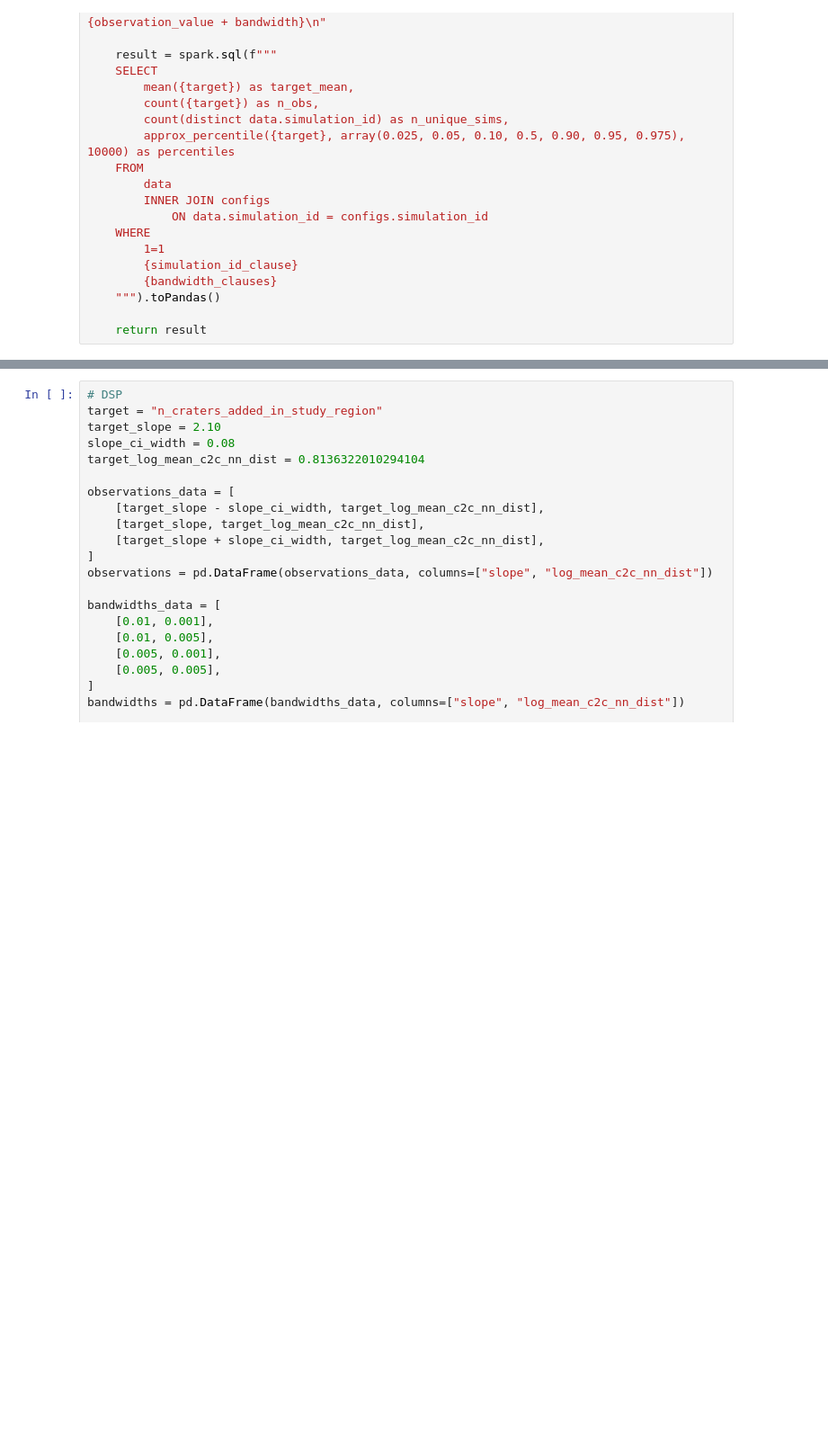
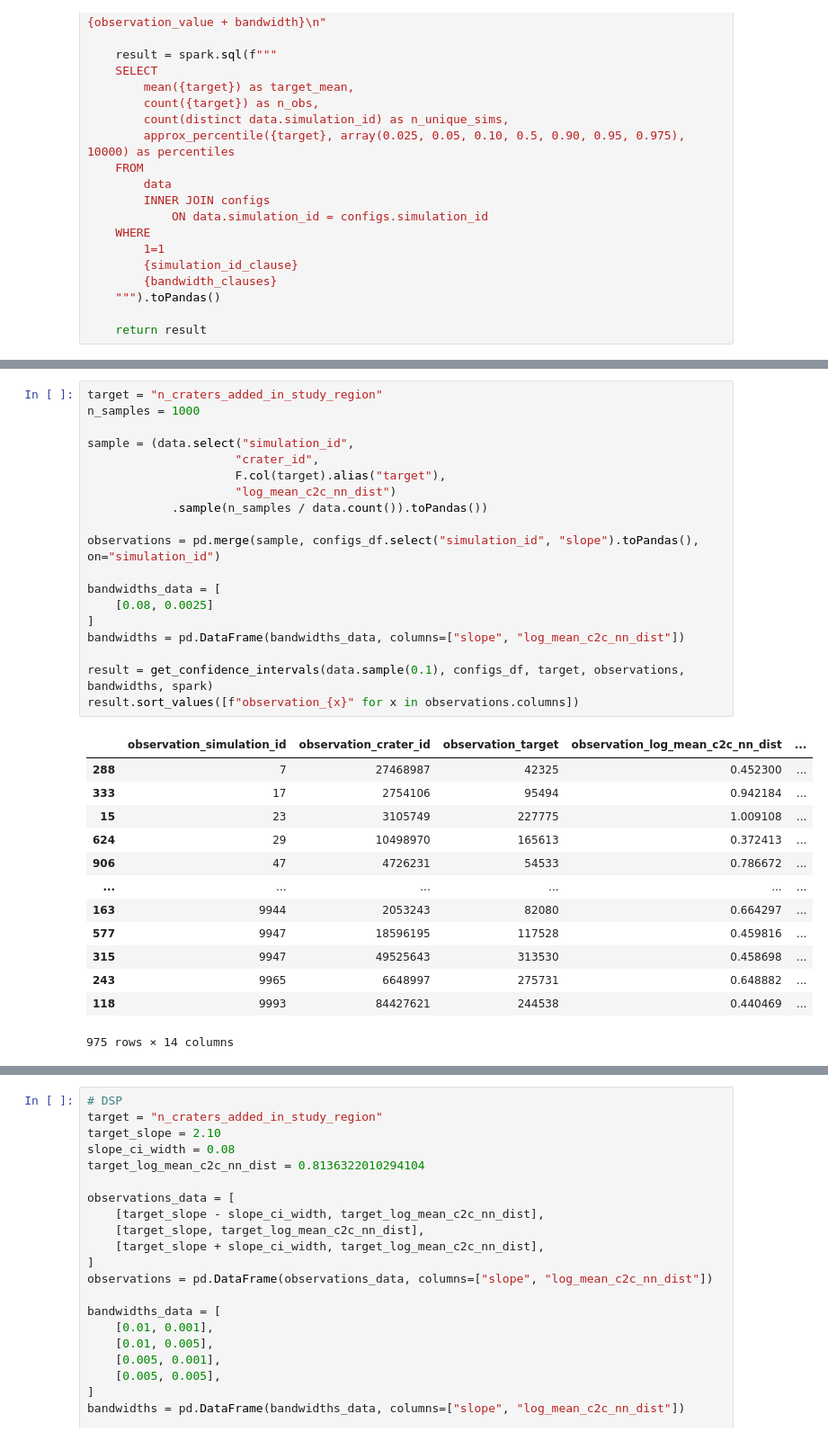
Before and after one commit to seanmason/saturation, a Jupyter notebook: notebooks/thesis/Chapter4/ConfidenceIntervalsOnN.ipynb, the cells around one changed output, grey strips where cells are left out. Shown at 90% size. Drawn from its saved outputs; the diff is of its cells as text; blank space fills up the shorter version.

```diff
--- a/notebooks/thesis/Chapter4/ConfidenceIntervalsOnN.ipynb
+++ b/notebooks/thesis/Chapter4/ConfidenceIntervalsOnN.ipynb
@@ -175,3 +251,36 @@ def get_confidence_intervals(data: DataFrame,
     result = spark.sql(query)
 
     return result.toPandas()
+# %%
+target = "n_craters_added_in_study_region"
+n_samples = 1000
+
+sample = (data.select("simulation_id",
+                     "crater_id",
+                     F.col(target).alias("target"),
+                     "log_mean_c2c_nn_dist")
+            .sample(n_samples / data.count()).toPandas())
+
+observations = pd.merge(sample, configs_df.select("simulation_id", "slope").toPandas(), on="simulation_id")
+
+bandwidths_data = [
+    [0.08, 0.0025]
+]
+bandwidths = pd.DataFrame(bandwidths_data, columns=["slope", "log_mean_c2c_nn_dist"])
+
+result = get_confidence_intervals(data.sample(0.1), configs_df, target, observations, bandwidths, spark)
+result.sort_values([f"observation_{x}" for x in observations.columns])
+# %% [output]
+|  | observation_simulation_id | observation_crater_id | observation_target | observation_log_mean_c2c_nn_dist | ... |
+| 288 | 7 | 27468987 | 42325 | 0.452300 | ... |
+| 333 | 17 | 2754106 | 95494 | 0.942184 | ... |
+| 15 | 23 | 3105749 | 227775 | 1.009108 | ... |
+| 624 | 29 | 10498970 | 165613 | 0.372413 | ... |
+| 906 | 47 | 4726231 | 54533 | 0.786672 | ... |
+| ... | ... | ... | ... | ... | ... |
+| 163 | 9944 | 2053243 | 82080 | 0.664297 | ... |
+| 577 | 9947 | 18596195 | 117528 | 0.459816 | ... |
+| 315 | 9947 | 49525643 | 313530 | 0.458698 | ... |
+| 243 | 9965 | 6648997 | 275731 | 0.648882 | ... |
+| 118 | 9993 | 84427621 | 244538 | 0.440469 | ... |
+975 rows × 14 columns
```
Also changed, not shown: parts of 46 cells of this notebook, 2 other files.
